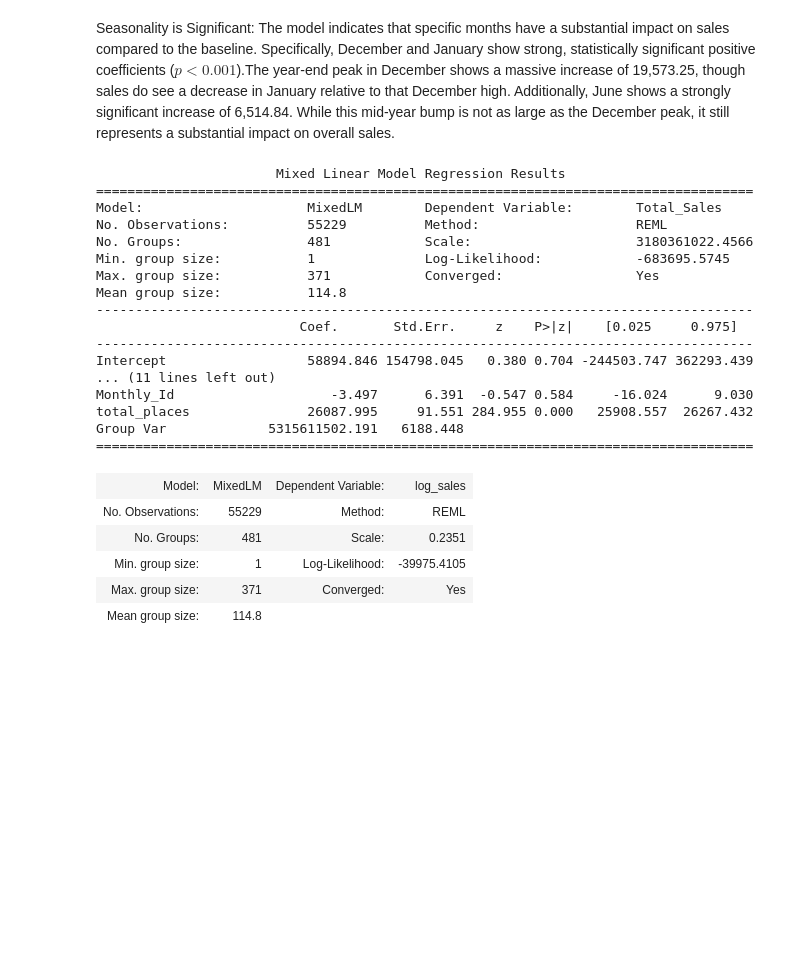
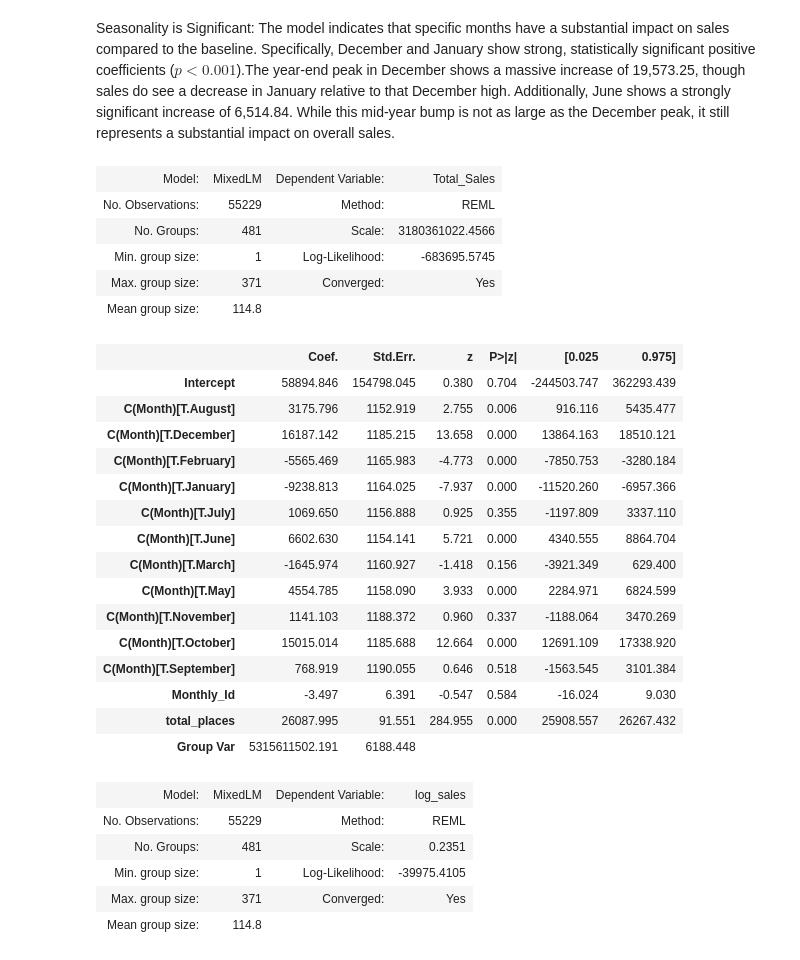
Before and after one commit to shoshanamiriamlevin-glitch/Iowa-liquor-sale-analysis-by-yaakovlevin, a Jupyter notebook: iwoa-liquaor-mixlm-by-yaakov-levin.ipynb, the cells around one changed output. Cells and saved outputs as stored; diff of their text form; code cells hidden in the pictures; blank space fills up the shorter version.

```diff
--- a/iwoa-liquaor-mixlm-by-yaakov-levin.ipynb
+++ b/iwoa-liquaor-mixlm-by-yaakov-levin.ipynb
@@ -276,29 +276,34 @@ Seasonality is Significant: The model indicates that specific months have a subs
 # %%
 
 liquor_model2 = smf.mixedlm("Total_Sales~ Monthly_Id+C(Month)+total_places",
                            data=df,
                            groups=df["City"])
 
 liquor_results2 = liquor_model2.fit()
-print(liquor_results2.summary())
+liquor_results2.summary()
 # %% [output]
-                       Mixed Linear Model Regression Results
-====================================================================================
-Model:                     MixedLM        Dependent Variable:        Total_Sales
-No. Observations:          55229          Method:                    REML
-No. Groups:                481            Scale:                     3180361022.4566
-Min. group size:           1              Log-Likelihood:            -683695.5745
-Max. group size:           371            Converged:                 Yes
-Mean group size:           114.8
-------------------------------------------------------------------------------------
-                          Coef.       Std.Err.     z    P>|z|    [0.025     0.975]
-------------------------------------------------------------------------------------
-Intercept                  58894.846 154798.045   0.380 0.704 -244503.747 362293.439
-... (11 lines left out)
-Monthly_Id                    -3.497      6.391  -0.547 0.584     -16.024      9.030
-total_places               26087.995     91.551 284.955 0.000   25908.557  26267.432
-Group Var             5315611502.191   6188.448
-====================================================================================
+| Model: | MixedLM | Dependent Variable: | Total_Sales |
+| No. Observations: | 55229 | Method: | REML |
+| No. Groups: | 481 | Scale: | 3180361022.4566 |
+| Min. group size: | 1 | Log-Likelihood: | -683695.5745 |
+| Max. group size: | 371 | Converged: | Yes |
+| Mean group size: | 114.8 |  |  |
+|  | Coef. | Std.Err. | z | P>|z| | [0.025 | 0.975] |
+| Intercept | 58894.846 | 154798.045 | 0.380 | 0.704 | -244503.747 | 362293.439 |
+| C(Month)[T.August] | 3175.796 | 1152.919 | 2.755 | 0.006 | 916.116 | 5435.477 |
+| C(Month)[T.December] | 16187.142 | 1185.215 | 13.658 | 0.000 | 13864.163 | 18510.121 |
+| C(Month)[T.February] | -5565.469 | 1165.983 | -4.773 | 0.000 | -7850.753 | -3280.184 |
+| C(Month)[T.January] | -9238.813 | 1164.025 | -7.937 | 0.000 | -11520.260 | -6957.366 |
+| C(Month)[T.July] | 1069.650 | 1156.888 | 0.925 | 0.355 | -1197.809 | 3337.110 |
+| C(Month)[T.June] | 6602.630 | 1154.141 | 5.721 | 0.000 | 4340.555 | 8864.704 |
+| C(Month)[T.March] | -1645.974 | 1160.927 | -1.418 | 0.156 | -3921.349 | 629.400 |
+| C(Month)[T.May] | 4554.785 | 1158.090 | 3.933 | 0.000 | 2284.971 | 6824.599 |
+| C(Month)[T.November] | 1141.103 | 1188.372 | 0.960 | 0.337 | -1188.064 | 3470.269 |
+| C(Month)[T.October] | 15015.014 | 1185.688 | 12.664 | 0.000 | 12691.109 | 17338.920 |
+| C(Month)[T.September] | 768.919 | 1190.055 | 0.646 | 0.518 | -1563.545 | 3101.384 |
+| Monthly_Id | -3.497 | 6.391 | -0.547 | 0.584 | -16.024 | 9.030 |
+| total_places | 26087.995 | 91.551 | 284.955 | 0.000 | 25908.557 | 26267.432 |
+| Group Var | 5315611502.191 | 6188.448 |  |  |  |  |
 # %%
 import statsmodels.formula.api as smf
 
```
Also changed, not shown: parts of 17 cells of this notebook.
